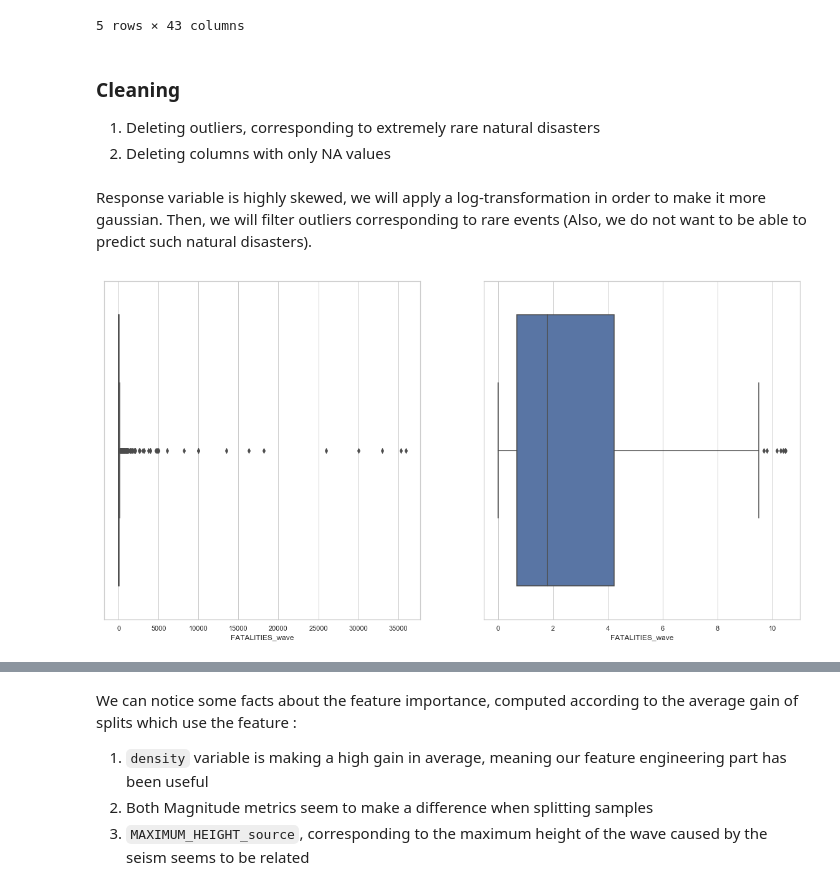
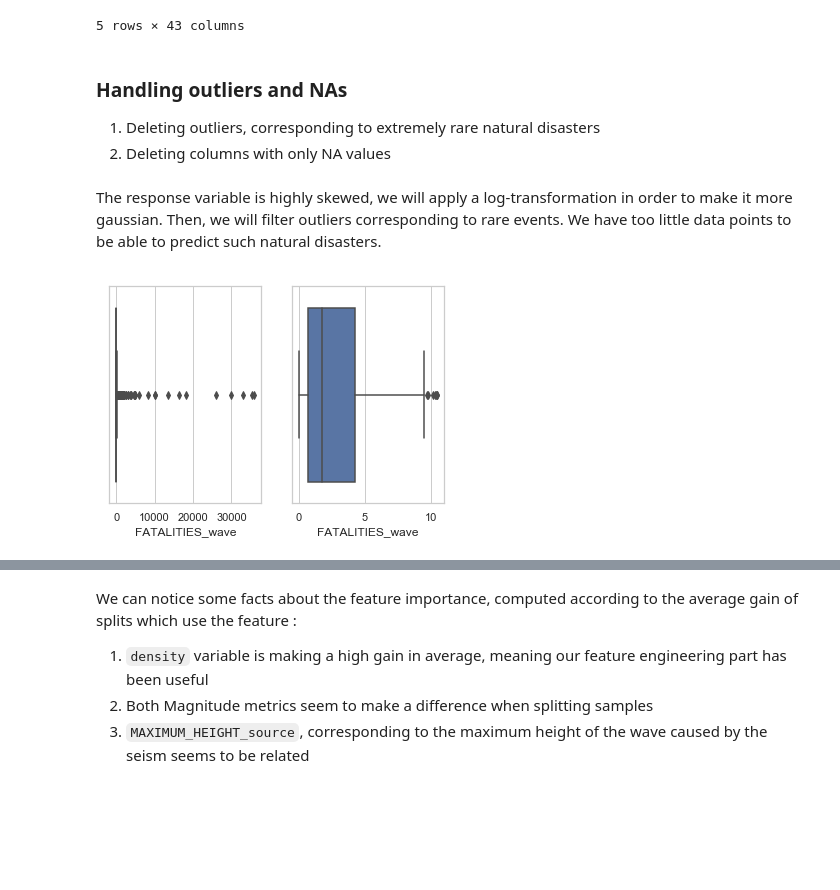
Before and after one commit to antoinepay/tsunamis-prediction, a Jupyter notebook: Kernel.ipynb, the cells around one changed output, grey strips where cells are left out. Cells and saved outputs as stored; diff of their text form; code cells hidden in the pictures; blank space fills up the shorter version.

```diff
--- a/Kernel.ipynb
+++ b/Kernel.ipynb
@@ -278,5 +296,10 @@ def split_interest_drop_columns(keeping=['FATAL', 'MISSING']):
 # %%
-waves_sources = pd.merge(waves, sources, how='left', on='SOURCE_ID', suffixes=('_wave', '_source'))
+waves_sources = pd.merge(
+                        waves,
+                        sources,
+                        how='left',
+                        on='SOURCE_ID',
+                        suffixes=('_wave', '_source'))
 
 consequences_col = split_interest_drop_columns('')[1]
 
@@ -302,7 +325,10 @@ renamings = {
 # %% [markdown]
 ### Adding GDP index according to the country and the year
 # %%
-gdp = pd.read_csv('data/API_NY.GDP.MKTP.CD_DS2_en_csv_v2_10475113.csv', header=2, index_col=0)
+gdp = pd.read_csv(
+    'data/API_NY.GDP.MKTP.CD_DS2_en_csv_v2_10475113.csv',
+    header=2,
+    index_col=0)
 
 gdp.index = pd.Series(gdp.index).apply(lambda x: x.upper())
 
@@ -350,11 +378,14 @@ fill_values_by_other_variables(waves_sources, correspondances=correspondances)
 
 waves_sources = waves_sources.drop(correspondances.values(),axis=1)
 # %%
-fatalities_columns, to_drop_columns = split_interest_drop_columns(keeping=['FATALITIES_wave'])
+fatalities_columns, to_drop_columns = split_interest_drop_columns(
+    keeping=['FATALITIES_wave'])
 
 fatalities_columns.sort()
 
-tsunami_fatalities = waves_sources.dropna(subset=fatalities_columns, how='all').drop(to_drop_columns, axis=1)
+tsunami_fatalities = waves_sources \
+    .dropna(subset=fatalities_columns, how='all') \
+    .drop(to_drop_columns, axis=1)
 
 tsunami_fatalities.sort_values(by='FATALITIES_wave', ascending=False).head(5)
 # %% [output]
@@ -366,7 +397,7 @@ tsunami_fatalities.sort_values(by='FATALITIES_wave', ascending=False).head(5)
 | 778 | 456 | 31961 | 1755 | 11.0 | 1.0 | 73.0 | PORTUGAL | ... |
 5 rows × 43 columns
 # %% [markdown]
-### Cleaning
+### Handling outliers and NAs
 
 1. Deleting outliers, corresponding to extremely rare natural disasters
 2. Deleting columns with only NA values
@@ -415,21 +446,29 @@ column_types = tsunami_fatalities.dtypes
 
 cat_cols = column_types[column_types == 'object'].index.values
 
+# Copy for a later different handling of categorical columns:
+
+tsunami_fatalities_mte = tsunami_fatalities.copy()
+
 # Factorize categorical columns:
-for i in cat_cols:
-    tsunami_fatalities.loc[:, i] = pd.factorize(tsunami_fatalities.loc[:, i])[0]
+
+for cat in cat_cols:
+    tsunami_fatalities.loc[:, cat] = pd.factorize(tsunami_fatalities.loc[:, cat])[0]
 
 tsunami_fatalities.fillna(-1, axis=1, inplace=True)
 # %% [markdown]
-Response variable is highly skewed, we will apply a log-transformation in order to make it more gaussian. Then, we will filter outliers corresponding to rare events (Also, we do not want to be able to predict such natural disasters).
+The response variable is highly skewed, we will apply a log-transformation in order to make it more gaussian. Then, we will filter outliers corresponding to rare events. We have too little data points to be able to predict such natural disasters.
 # %%
+# Removing rows with no FATALITIES records
 tsunami_fatalities = tsunami_fatalities[tsunami_fatalities.FATALITIES_wave > 0]
 
+# Plotting the response variable: normal vs. log
 fig, axs = plt.subplots(ncols=2)
 sns.boxplot(tsunami_fatalities.FATALITIES_wave, ax=axs[0])
 sns.boxplot(np.log(tsunami_fatalities.FATALITIES_wave), ax=axs[1])
 
-tsunami_fatalities.FATALITIES_wave = tsunami_fatalities.FATALITIES_wave.apply(np.log)
+# Transforming the response variable
+tsunami_fatalities.loc[:, 'FATALITIES_wave'] = tsunami_fatalities.FATALITIES_wave.apply(np.log)
 # %% [output]
-[figure, old version]
+[figure, new version]
 # %%
```
Also changed, not shown: parts of 57 cells of this notebook.
